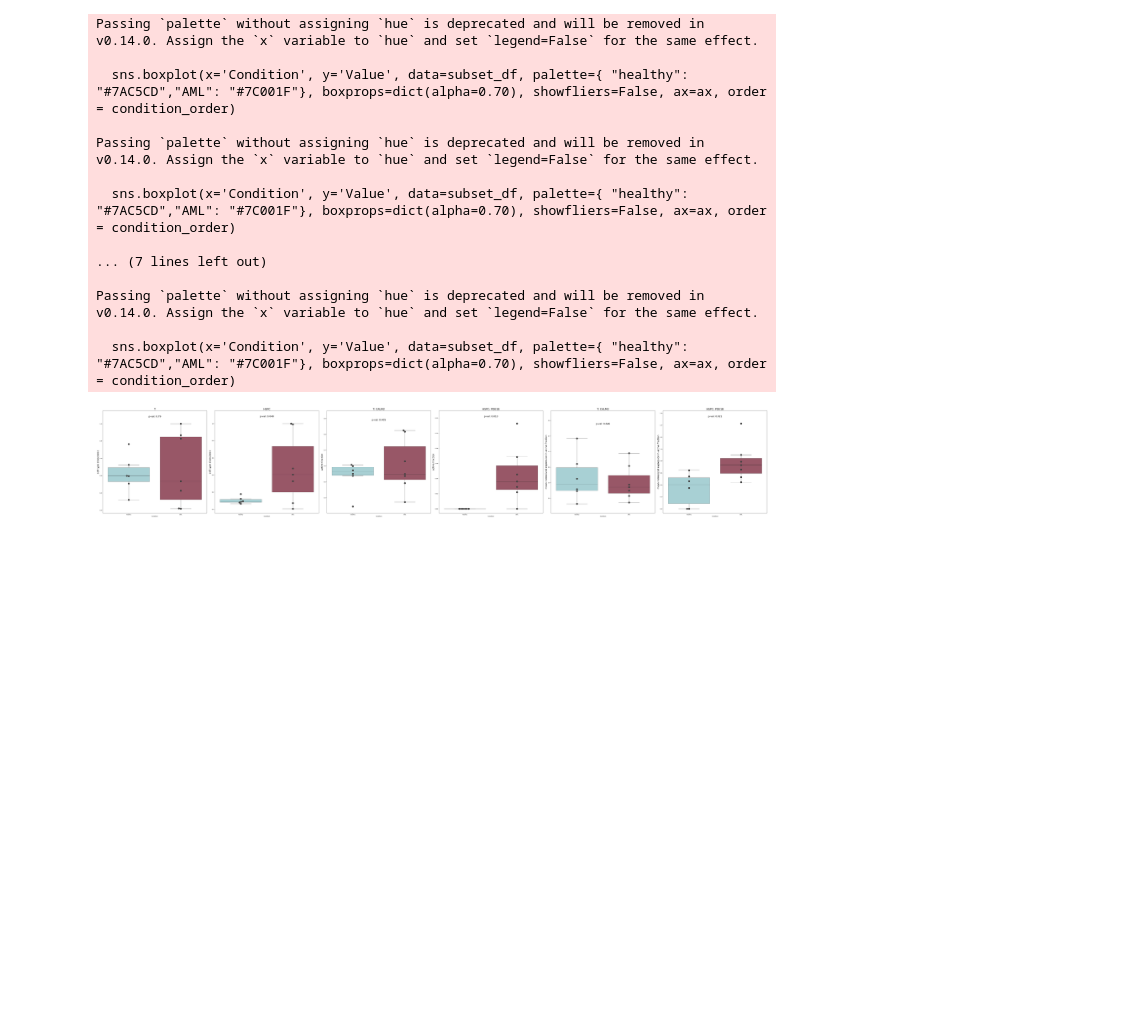
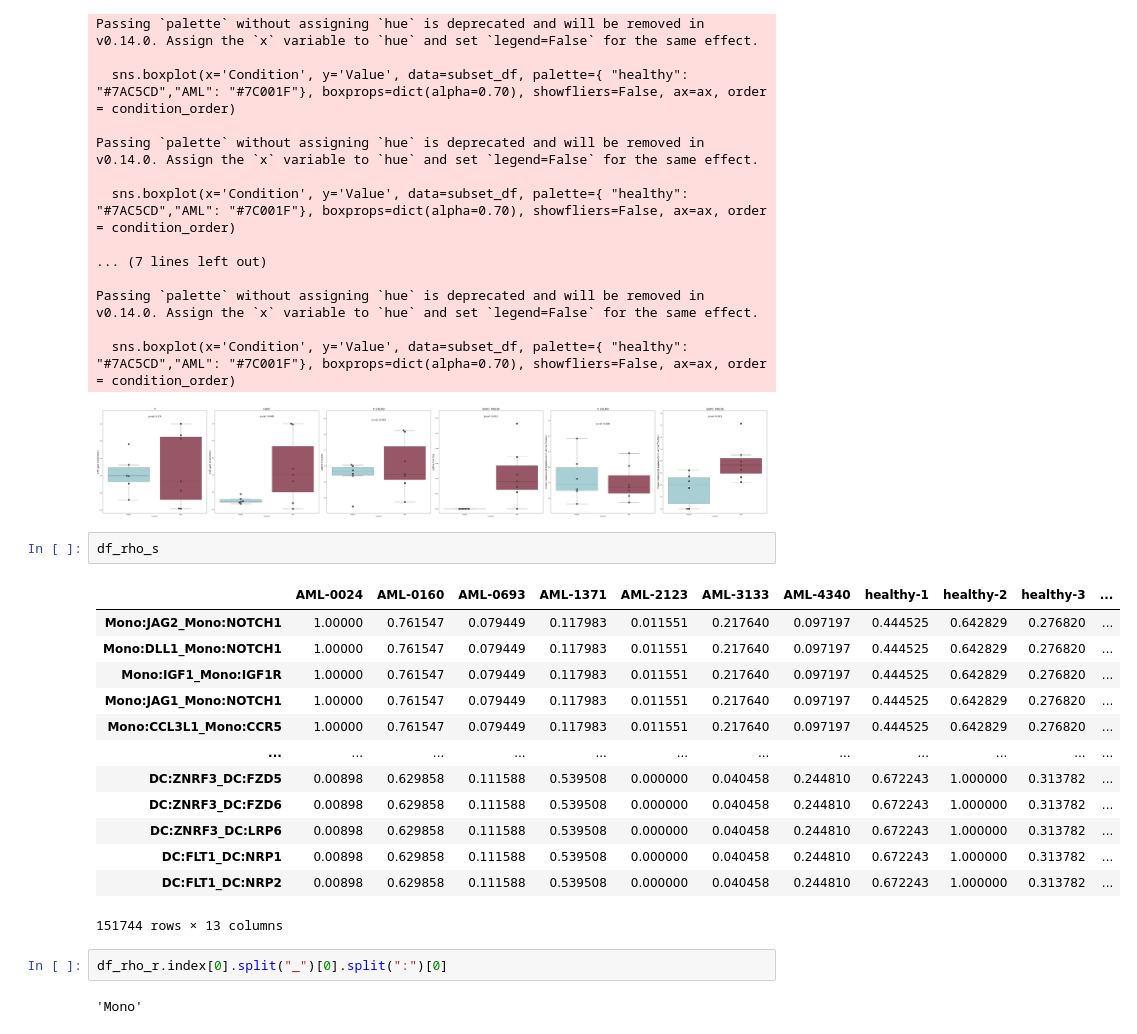
Before and after one commit to SoloveyMaria/community, a Jupyter notebook: docs/showcase_notebooks/Lasry/boxplots.ipynb, the cells around one changed output. Drawn from its saved outputs; the diff is of its cells as text; blank space fills up the shorter version.

```diff
--- a/docs/showcase_notebooks/Lasry/boxplots.ipynb
+++ b/docs/showcase_notebooks/Lasry/boxplots.ipynb
@@ -146,3 +146,23 @@ Passing `palette` without assigning `hue` is deprecated and will be removed in v
 
   sns.boxplot(x='Condition', y='Value', data=subset_df, palette={ "healthy": "#7AC5CD","AML": "#7C001F"}, boxprops=dict(alpha=0.70), showfliers=False, ax=ax, order = condition_order)
 [figure]
+# %%
+df_rho_s
+# %% [output]
+|  | AML-0024 | AML-0160 | AML-0693 | AML-1371 | AML-2123 | AML-3133 | AML-4340 | healthy-1 | healthy-2 | healthy-3 | ... |
+| Mono:JAG2_Mono:NOTCH1 | 1.00000 | 0.761547 | 0.079449 | 0.117983 | 0.011551 | 0.217640 | 0.097197 | 0.444525 | 0.642829 | 0.276820 | ... |
+| Mono:DLL1_Mono:NOTCH1 | 1.00000 | 0.761547 | 0.079449 | 0.117983 | 0.011551 | 0.217640 | 0.097197 | 0.444525 | 0.642829 | 0.276820 | ... |
+| Mono:IGF1_Mono:IGF1R | 1.00000 | 0.761547 | 0.079449 | 0.117983 | 0.011551 | 0.217640 | 0.097197 | 0.444525 | 0.642829 | 0.276820 | ... |
+| Mono:JAG1_Mono:NOTCH1 | 1.00000 | 0.761547 | 0.079449 | 0.117983 | 0.011551 | 0.217640 | 0.097197 | 0.444525 | 0.642829 | 0.276820 | ... |
+| Mono:CCL3L1_Mono:CCR5 | 1.00000 | 0.761547 | 0.079449 | 0.117983 | 0.011551 | 0.217640 | 0.097197 | 0.444525 | 0.642829 | 0.276820 | ... |
+| ... | ... | ... | ... | ... | ... | ... | ... | ... | ... | ... | ... |
+| DC:ZNRF3_DC:FZD5 | 0.00898 | 0.629858 | 0.111588 | 0.539508 | 0.000000 | 0.040458 | 0.244810 | 0.672243 | 1.000000 | 0.313782 | ... |
+| DC:ZNRF3_DC:FZD6 | 0.00898 | 0.629858 | 0.111588 | 0.539508 | 0.000000 | 0.040458 | 0.244810 | 0.672243 | 1.000000 | 0.313782 | ... |
+| DC:ZNRF3_DC:LRP6 | 0.00898 | 0.629858 | 0.111588 | 0.539508 | 0.000000 | 0.040458 | 0.244810 | 0.672243 | 1.000000 | 0.313782 | ... |
+| DC:FLT1_DC:NRP1 | 0.00898 | 0.629858 | 0.111588 | 0.539508 | 0.000000 | 0.040458 | 0.244810 | 0.672243 | 1.000000 | 0.313782 | ... |
+| DC:FLT1_DC:NRP2 | 0.00898 | 0.629858 | 0.111588 | 0.539508 | 0.000000 | 0.040458 | 0.244810 | 0.672243 | 1.000000 | 0.313782 | ... |
+151744 rows × 13 columns
+# %%
+df_rho_r.index[0].split("_")[0].split(":")[0]
+# %% [output]
+'Mono'
```
Also changed, not shown: parts of 3 cells of this notebook, 1 other file.
